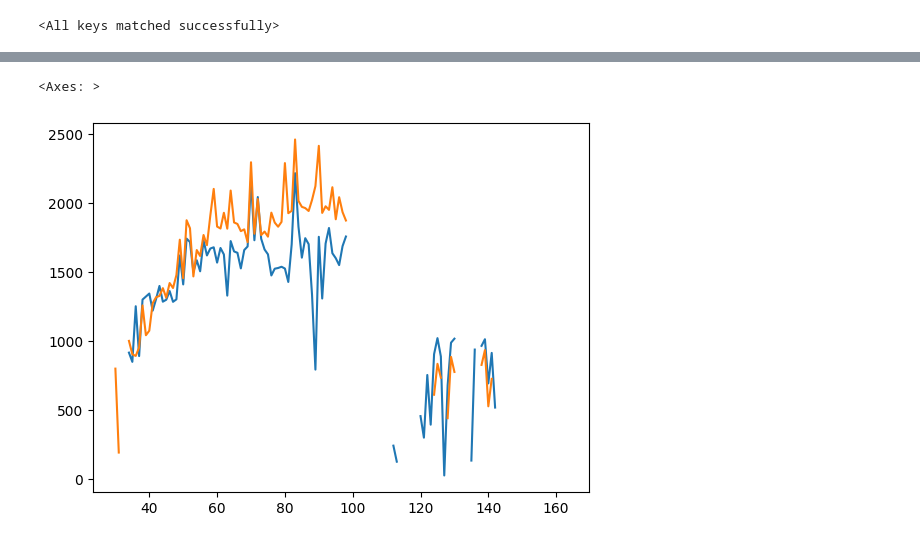
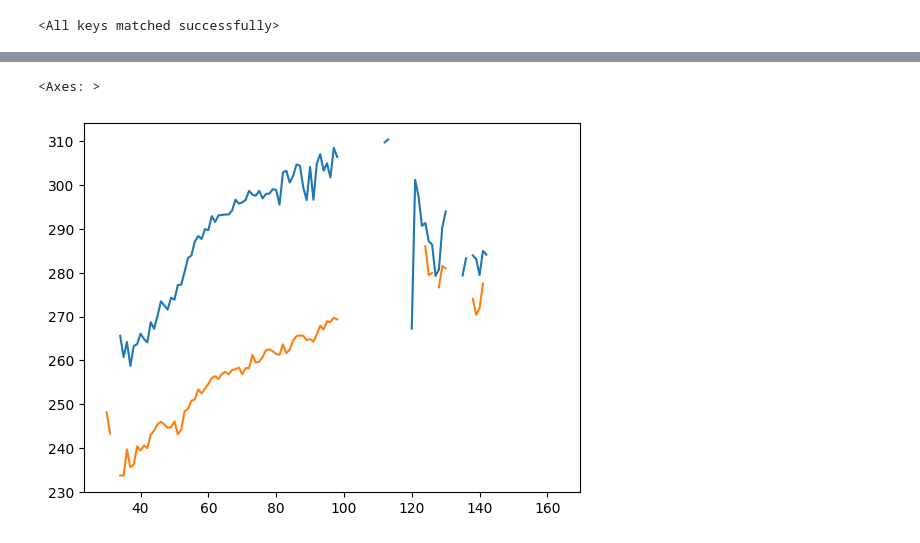
Before and after one commit to tsak1998/pronuclei_extraction, a Jupyter notebook: src/notebooks_pn/euploid_research.ipynb, the cells around one changed output, grey strips where cells are left out. Cells and saved outputs as stored; diff of their text form; code cells hidden in the pictures.

Commit message:
work on pn feature extraction

```diff
--- a/src/notebooks_pn/euploid_research.ipynb
+++ b/src/notebooks_pn/euploid_research.ipynb
@@ -311,8 +513,3 @@ DPT(
     )
   )
 )
-# %%
-
-
-
-_, masks = inference_whole_slide(model_pronuclei, merged_df['pth'].dropna().iloc[120],200)
@@ -415,0 +542,2 @@ def extract_shape_geometry_features(img: np.ndarray):
+# %%
+AVERAGE_TIMESTEP = 0.009 # hours/frame
@@ -416,3 +644,20 @@ def extract_shape_geometry_features(img: np.ndarray):
 # %%
-pn1_features = [extract_shape_geometry_features(msk[0]) for msk in masks]
-pn2_features = [extract_shape_geometry_features(msk[1]) for msk in masks]
+
+pn1_features_all =[]
+pn2_features_all = []
+whole_emb_all = []
+for slide_path in  merged_df['pth'].dropna().tolist():
+
+    _, masks = inference_whole_slide(model_pronuclei,slide_path,200)
+    pn1_features = pd.DataFrame([extract_shape_geometry_features(msk[0]) for msk in masks])
+    pn2_features = pd.DataFrame([extract_shape_geometry_features(msk[1]) for msk in masks])
+
+    whole_emb = pd.DataFrame([extract_shape_geometry_features(msk[2]) for msk in masks])
+
+    pn1_features['embryo_id'] = slide_path.name
+    pn2_features['embryo_id'] = slide_path.name
+    whole_emb['embryo_id'] = slide_path.name
+    pn1_features_all.append(pn1_features)
+    pn2_features_all.append(pn2_features)
+
+    whole_emb_all.append(whole_emb)
@@ -418,0 +1050,3 @@ pn2_features = [extract_shape_geometry_features(msk[1]) for msk in masks]
+# %%
+pn1_features['time'] = pn1_features['dt'].cumsum()
+pn2_features['time'] = pn2_features['dt'].cumsum()
@@ -419,9 +1127,9 @@ pn2_features = [extract_shape_geometry_features(msk[1]) for msk in masks]
 # %%
-pd.DataFrame(pn1_features)['area'].plot()
-pd.DataFrame(pn2_features)['area'].plot()
+pd.DataFrame(pn1_features)['x'].plot()
+pd.DataFrame(pn2_features)['x'].plot()
 # %% [output]
 <Axes: >
-[figure, old version]
+[figure, new version]
 # %%
 import matplotlib.pyplot as plt
 plt.imshow(masks[83][1])
```
Also changed, not shown: parts of 54 cells of this notebook, 1 other file.
